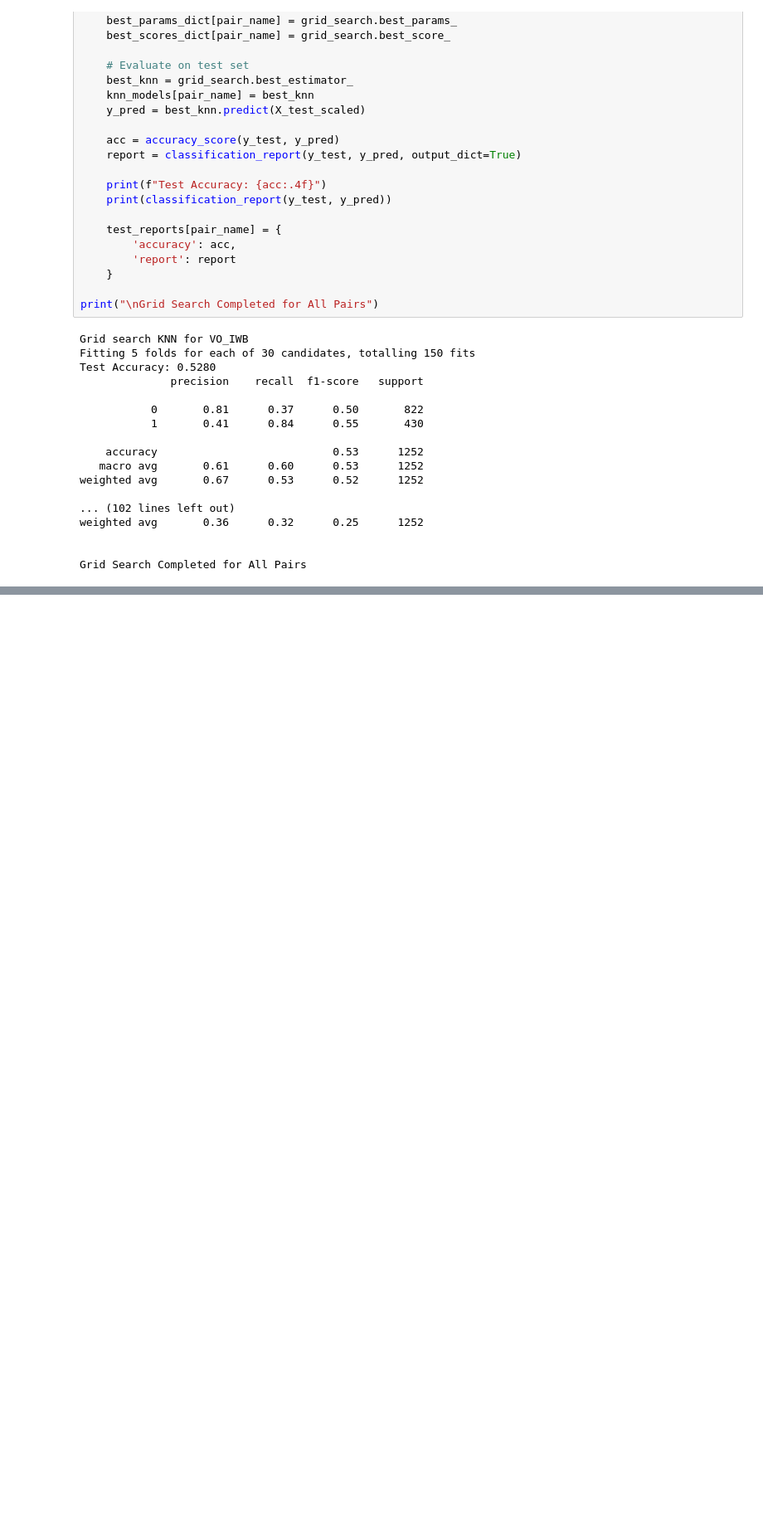
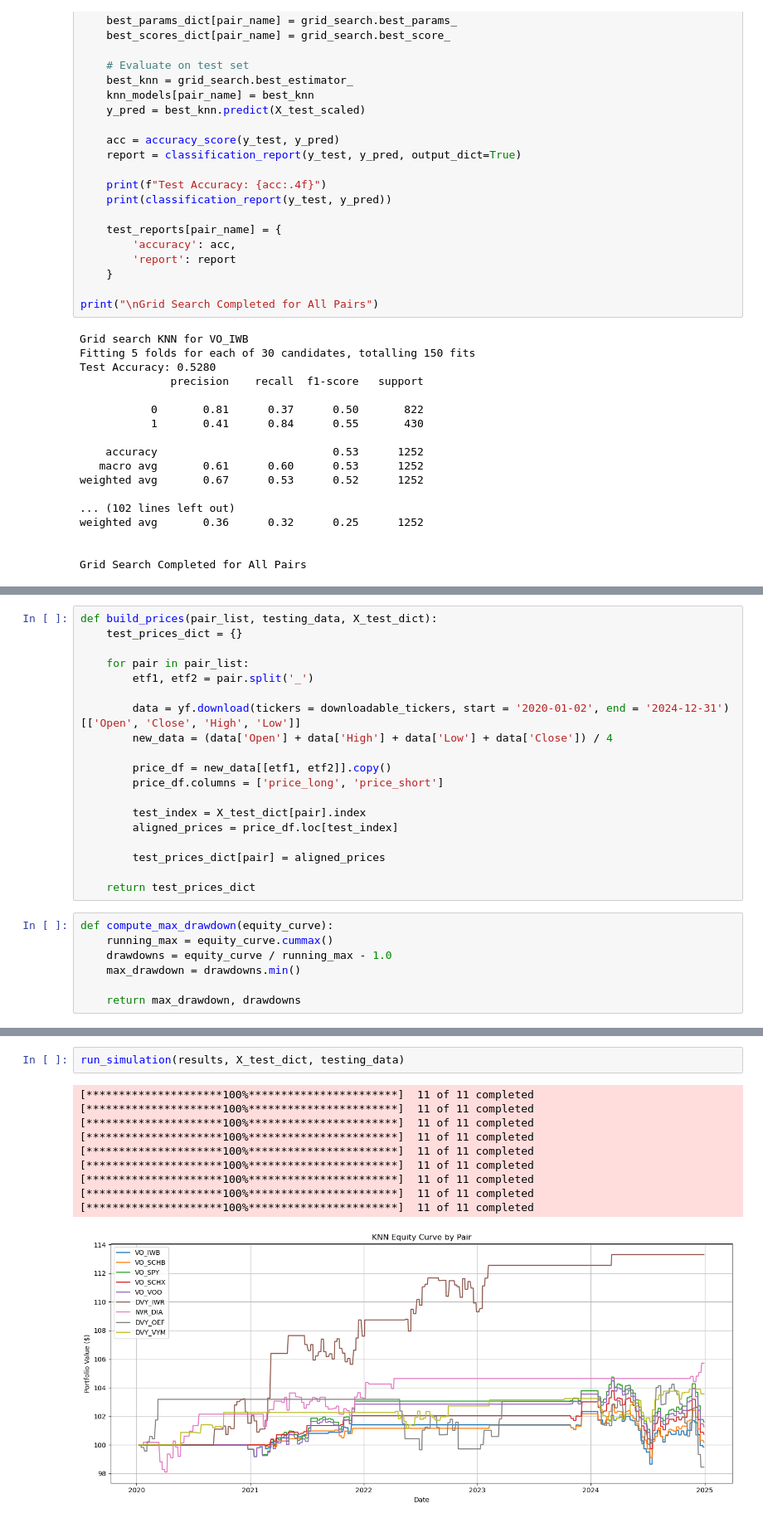
Before and after one commit to akshathp0/etf-pairs-trading, a Jupyter notebook: models/knn.ipynb, the cells around one changed output, grey strips where cells are left out. Shown at 83% size. Cells and saved outputs as stored; diff of their text form; blank space fills up the shorter version.

```diff
--- a/models/knn.ipynb
+++ b/models/knn.ipynb
@@ -228,0 +204,26 @@ Grid Search Completed for All Pairs
+# %%
+def build_prices(pair_list, testing_data, X_test_dict):
+    test_prices_dict = {}
+
+    for pair in pair_list:
+        etf1, etf2 = pair.split('_')
+
+        data = yf.download(tickers = downloadable_tickers, start = '2020-01-02', end = '2024-12-31')[['Open', 'Close', 'High', 'Low']]
+        new_data = (data['Open'] + data['High'] + data['Low'] + data['Close']) / 4
+
+        price_df = new_data[[etf1, etf2]].copy()
+        price_df.columns = ['price_long', 'price_short']
+
+        test_index = X_test_dict[pair].index
+        aligned_prices = price_df.loc[test_index]
+
+        test_prices_dict[pair] = aligned_prices
+
+    return test_prices_dict
+# %%
+def compute_max_drawdown(equity_curve):
+    running_max = equity_curve.cummax()
+    drawdowns = equity_curve / running_max - 1.0
+    max_drawdown = drawdowns.min()
+
+    return max_drawdown, drawdowns
@@ -228,0 +408,13 @@ Grid Search Completed for All Pairs
+# %%
+run_simulation(results, X_test_dict, testing_data)
+# %% [output]
+[*********************100%***********************]  11 of 11 completed
+[*********************100%***********************]  11 of 11 completed
+[*********************100%***********************]  11 of 11 completed
+[*********************100%***********************]  11 of 11 completed
+[*********************100%***********************]  11 of 11 completed
+[*********************100%***********************]  11 of 11 completed
+[*********************100%***********************]  11 of 11 completed
+[*********************100%***********************]  11 of 11 completed
+[*********************100%***********************]  11 of 11 completed
+[figure, added]
```
Also changed, not shown: parts of 5 cells of this notebook, 3 other files.
